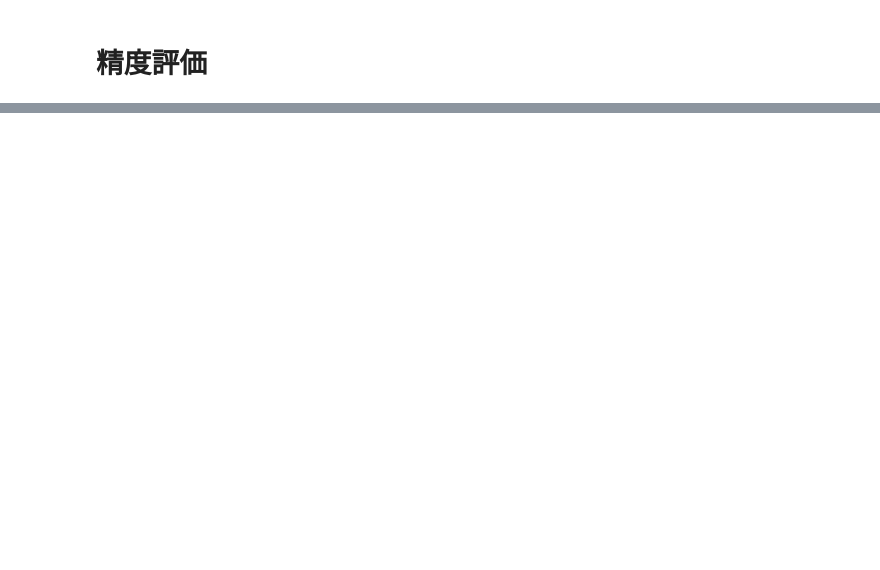
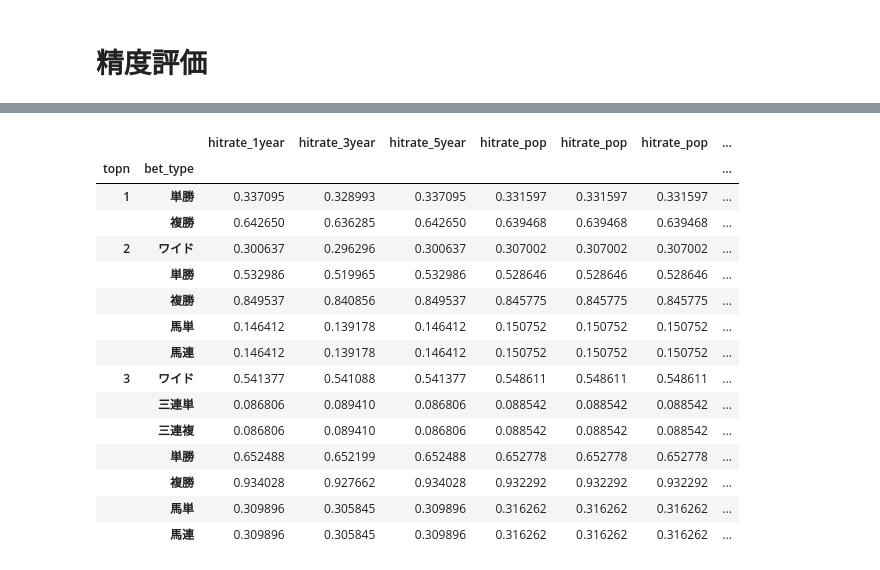
Before and after one commit to DaichiOnoe/keiba_race_ai, a Jupyter notebook: keiba_ai/3.0.1/src/test.ipynb, the cells around one changed output, grey strips where cells are left out. Saved outputs shown, nothing was run; the diff lists cells and outputs as text; code cells hidden in the pictures; blank space fills up the shorter version.

```diff
--- a/keiba_ai/3.0.1/src/test.ipynb
+++ b/keiba_ai/3.0.1/src/test.ipynb
@@ -281,0 +324,9 @@ evaluator.summarize_box_top_n(n=3, save_filename="box_summary_top3.csv")
+# %%
+# 1年間の学習結果の評価
+evaluator = Evaluator(evaluation_filename="evaluation_1year.csv")
+evals_1year = pd.concat([
+    evaluator.summarize_box_top_n(n=1, exp_name="1year"),
+    evaluator.summarize_box_top_n(n=2, exp_name="1year"),
+    evaluator.summarize_box_top_n(n=3, exp_name="1year"),
+]).set_index(["topn","bet_type"])
+evals_1year
@@ -281,0 +350,9 @@ evaluator.summarize_box_top_n(n=3, save_filename="box_summary_top3.csv")
+# %%
+# 3年間の学習結果の評価
+evaluator = Evaluator(evaluation_filename="evaluation_3year.csv")
+evals_3year = pd.concat([
+    evaluator.summarize_box_top_n(n=1, exp_name="3year"),
+    evaluator.summarize_box_top_n(n=2, exp_name="3year"),
+    evaluator.summarize_box_top_n(n=3, exp_name="3year"),
+]).set_index(["topn","bet_type"])
+evals_3year
@@ -281,0 +376,9 @@ evaluator.summarize_box_top_n(n=3, save_filename="box_summary_top3.csv")
+# %%
+# 5年間の学習結果の評価
+evaluator = Evaluator(evaluation_filename="evaluation_5year.csv")
+evals_5year = pd.concat([
+    evaluator.summarize_box_top_n(n=1, exp_name="5year"),
+    evaluator.summarize_box_top_n(n=2, exp_name="5year"),
+    evaluator.summarize_box_top_n(n=3, exp_name="5year"),
+]).set_index(["topn","bet_type"])
+evals_5year
@@ -281,0 +402,20 @@ evaluator.summarize_box_top_n(n=3, save_filename="box_summary_top3.csv")
+# %%
+evals = pd.concat([evals_1year, evals_3year, evals_5year],axis=1).sort_index(axis=1)
+evals
+# %% [output]
+|  |  | hitrate_1year | hitrate_3year | hitrate_5year | hitrate_pop | hitrate_pop | hitrate_pop | ... |
+| topn | bet_type |  |  |  |  |  |  | ... |
+| 1 | 単勝 | 0.337095 | 0.328993 | 0.337095 | 0.331597 | 0.331597 | 0.331597 | ... |
+|  | 複勝 | 0.642650 | 0.636285 | 0.642650 | 0.639468 | 0.639468 | 0.639468 | ... |
+| 2 | ワイド | 0.300637 | 0.296296 | 0.300637 | 0.307002 | 0.307002 | 0.307002 | ... |
+|  | 単勝 | 0.532986 | 0.519965 | 0.532986 | 0.528646 | 0.528646 | 0.528646 | ... |
+|  | 複勝 | 0.849537 | 0.840856 | 0.849537 | 0.845775 | 0.845775 | 0.845775 | ... |
+|  | 馬単 | 0.146412 | 0.139178 | 0.146412 | 0.150752 | 0.150752 | 0.150752 | ... |
+|  | 馬連 | 0.146412 | 0.139178 | 0.146412 | 0.150752 | 0.150752 | 0.150752 | ... |
+| 3 | ワイド | 0.541377 | 0.541088 | 0.541377 | 0.548611 | 0.548611 | 0.548611 | ... |
+|  | 三連単 | 0.086806 | 0.089410 | 0.086806 | 0.088542 | 0.088542 | 0.088542 | ... |
+|  | 三連複 | 0.086806 | 0.089410 | 0.086806 | 0.088542 | 0.088542 | 0.088542 | ... |
+|  | 単勝 | 0.652488 | 0.652199 | 0.652488 | 0.652778 | 0.652778 | 0.652778 | ... |
+|  | 複勝 | 0.934028 | 0.927662 | 0.934028 | 0.932292 | 0.932292 | 0.932292 | ... |
+|  | 馬単 | 0.309896 | 0.305845 | 0.309896 | 0.316262 | 0.316262 | 0.316262 | ... |
+|  | 馬連 | 0.309896 | 0.305845 | 0.309896 | 0.316262 | 0.316262 | 0.316262 | ... |
```
Also changed, not shown: parts of 28 cells of this notebook, 7 other files.
